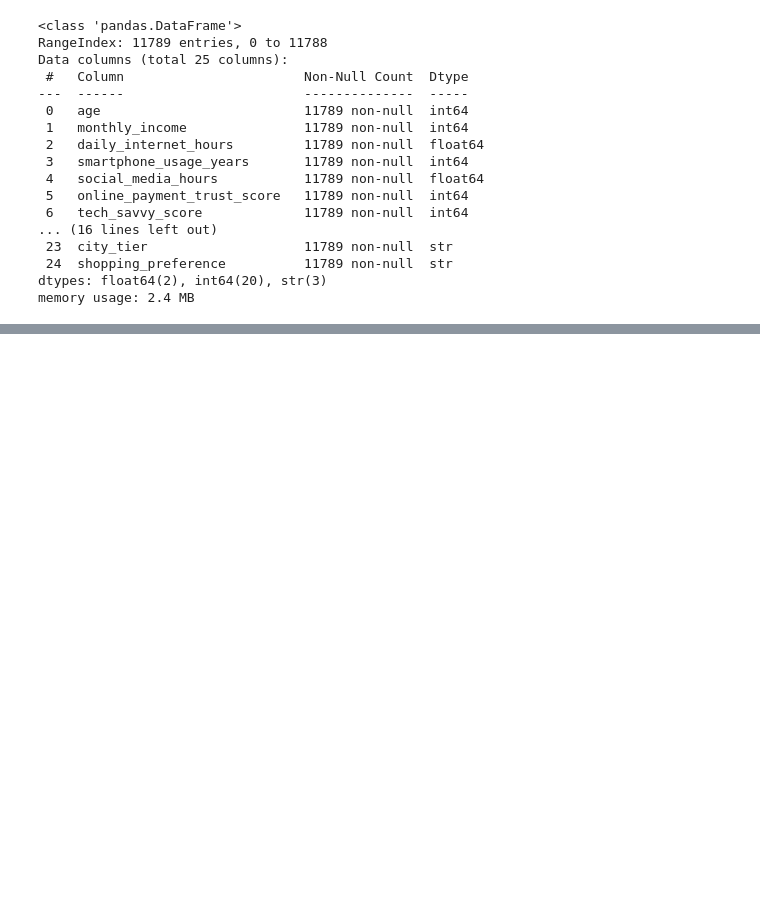
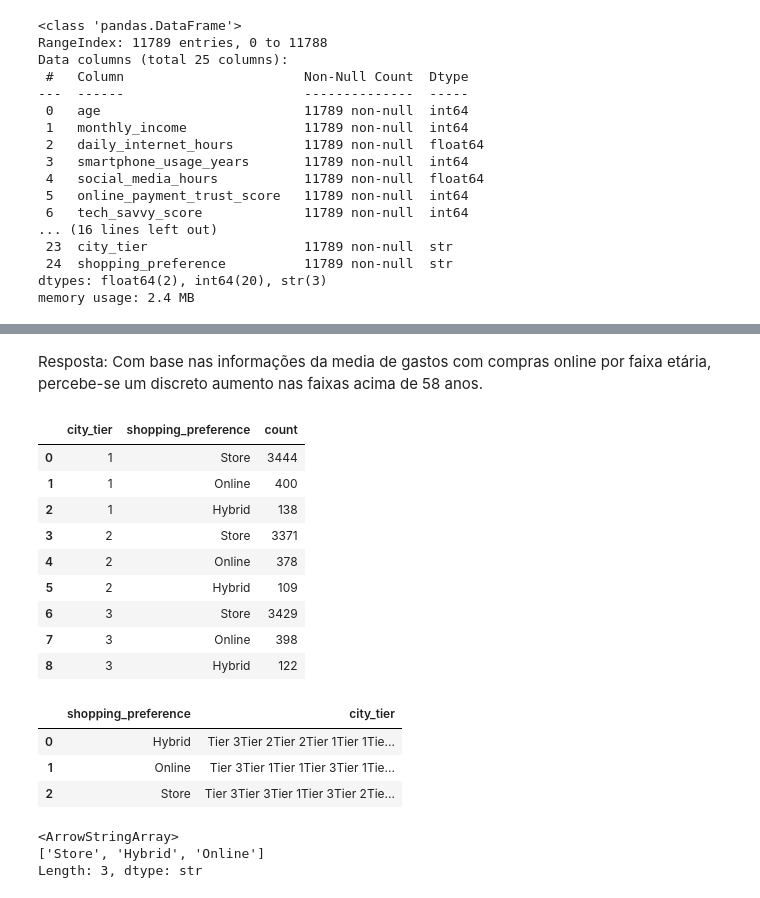
Before and after one commit to Tianeto/projeto_final_tec_prog, a Jupyter notebook: projeto_analise_compras.ipynb, the cells around one changed output, grey strips where cells are left out. Drawn from its saved outputs; the diff is of its cells as text; code cells hidden in the pictures; blank space fills up the shorter version.

```diff
--- a/projeto_analise_compras.ipynb
+++ b/projeto_analise_compras.ipynb
@@ -123,2 +272,34 @@ print(faixa1.sum())
+# %% [markdown]
+Resposta: Com base nas informações da media de gastos com compras online por faixa etária, percebe-se um discreto aumento nas faixas acima de 58 anos.
 # %%
 # 6. Qual a preferencia de canal de compra de acordo com o porte da cidade
+
+porte_cidade_pref_canal = compras.groupby('city_tier')['shopping_preference'].value_counts().reset_index()
+
+display(porte_cidade_pref_canal)
+# %% [output]
+|  | city_tier | shopping_preference | count |
+| 0 | 1 | Store | 3444 |
+| 1 | 1 | Online | 400 |
+| 2 | 1 | Hybrid | 138 |
+| 3 | 2 | Store | 3371 |
+| 4 | 2 | Online | 378 |
+| 5 | 2 | Hybrid | 109 |
+| 6 | 3 | Store | 3429 |
+| 7 | 3 | Online | 398 |
+| 8 | 3 | Hybrid | 122 |
+# %%
+porte_cidade_pref_canal = compras.groupby('shopping_preference')['city_tier'].sum().reset_index()
+
+display(porte_cidade_pref_canal)
+# %% [output]
+|  | shopping_preference | city_tier |
+| 0 | Hybrid | Tier 3Tier 2Tier 2Tier 1Tier 1Tie... |
+| 1 | Online | Tier 3Tier 1Tier 1Tier 3Tier 1Tie... |
+| 2 | Store | Tier 3Tier 3Tier 1Tier 3Tier 2Tie... |
+# %%
+compras['shopping_preference'].unique()
+# %% [output]
+<ArrowStringArray>
+['Store', 'Hybrid', 'Online']
+Length: 3, dtype: str
```
Also changed, not shown: parts of 12 cells of this notebook.
